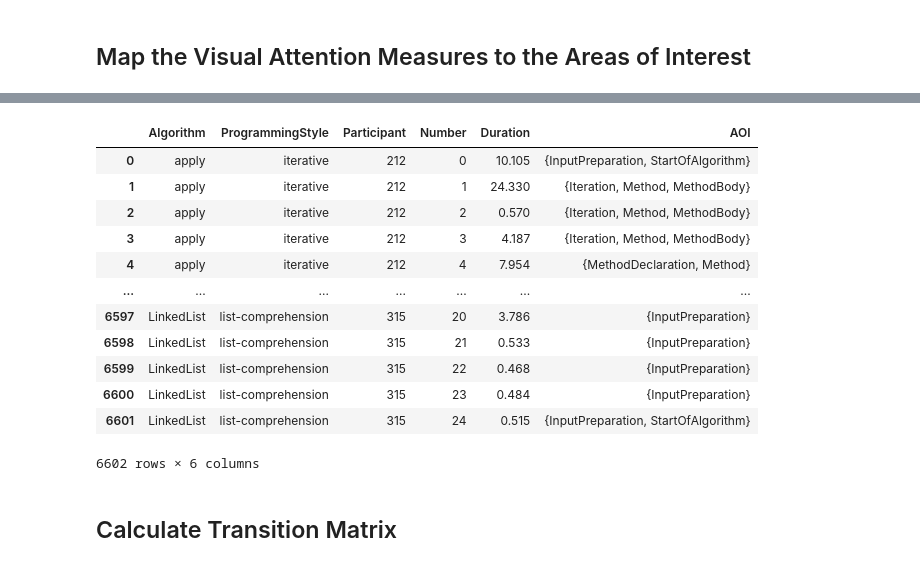
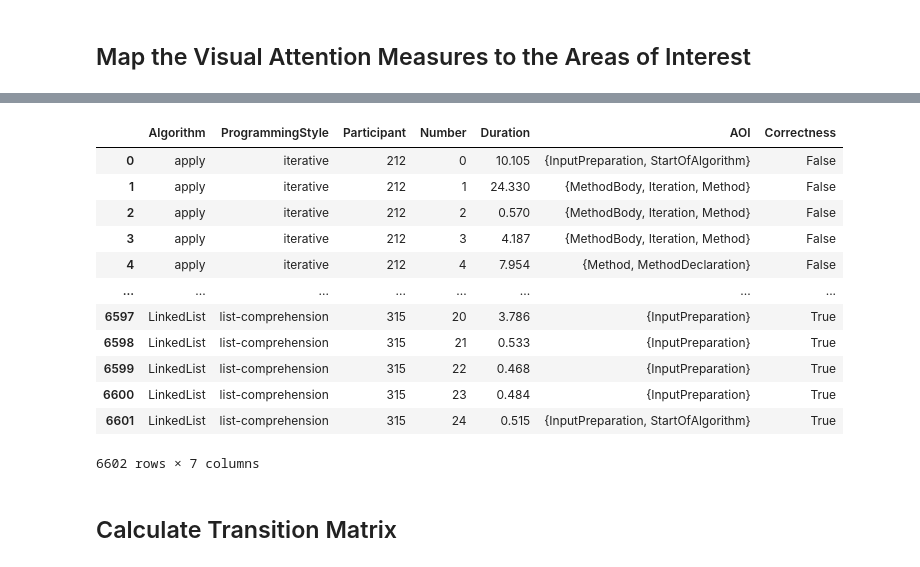
Before and after one commit to Sonaion/bachelor-arbeit, a Jupyter notebook: DataEvaluation/RQ02_05_VisualAttentionBetweenAOI.ipynb, the cells around one changed output, grey strips where cells are left out. Drawn from its saved outputs; the diff is of its cells as text; code cells hidden in the pictures.

```diff
--- a/DataEvaluation/RQ02_05_VisualAttentionBetweenAOI.ipynb
+++ b/DataEvaluation/RQ02_05_VisualAttentionBetweenAOI.ipynb
@@ -228,5 +248,5 @@ df = pd.merge(df, df_bounding_box, on=["Algorithm", "ProgrammingStyle"])
 # %%
-df_aoi = pd.DataFrame([], columns=["Algorithm", "ProgrammingStyle", "Participant", "Number", "Duration", "AOI"])
+df_aoi = pd.DataFrame([], columns=["Algorithm", "ProgrammingStyle", "Participant", "Number", "Duration", "AOI", "Correctness"])
 iteration_categroies = ["Iteration", "IterationHead", "IterationBody"]
 recursive_categroies = ["RecursiveCall", "RecursiveBaseCase"]
 list_comprehension_categroies = ["ListComprehension"]
@@ -238,6 +258,7 @@ for idx, row in tqdm(df.iterrows(), total=df.shape[0]):
     dimension = row["ImageDimension"]
     clicks = row["ClickData"]
     participant = row["ID"]
+    correctness = row["Correctness"]
 
     duration_per_click = row["TimeData"]
     duration_tmp = [duration_per_click[0]]
@@ -250,47 +271,47 @@ for idx, row in tqdm(df.iterrows(), total=df.shape[0]):
     bounding_boxes = row["BoundingBoxes"]
     mask_bounding_boxes = [get_rectangular_mask(bounding_box, dimension) for _, bounding_box in bounding_boxes]
     names_of_bounding_boxes = [aoi_name for aoi_name, _ in bounding_boxes]
 
     for idx, (click, duration) in enumerate(zip(clicks, duration_per_click)):
         # get elliptical mask
         click_mask = get_ellipse_mask(click, x_radius, y_radius, dimension)
         aois_visited = set()
         # check if the click is in the bounding box of an aoi
         for bounding_box_name, bounding_box_mask in zip(names_of_bounding_boxes, mask_bounding_boxes):
             if np.sum(click_mask*bounding_box_mask) > 0:
                 aois_visited.add(bounding_box_name)
         aois_visited_tmp = set()
         for aoi_name in aois_visited:
             if aoi_name in iteration_categroies:
                 aois_visited_tmp.add("Iteration")
             elif aoi_name in recursive_categroies:
                 aois_visited_tmp.add("Recursion")
             elif aoi_name in list_comprehension_categroies:
                 aois_visited_tmp.add("ListComprehension")
             elif aoi_name in higher_order_categroies:
                 aois_visited_tmp.add("HigherOrder")
             else:
                 aois_visited_tmp.add(aoi_name)
         aois_visited = aois_visited_tmp
 
-        df_aoi.loc[len(df_aoi)] = [algorithm, programming_style, participant, idx, duration, aois_visited]
+        df_aoi.loc[len(df_aoi)] = [algorithm, programming_style, participant, idx, duration, aois_visited, correctness]
 
 df_aoi.reset_index(drop=True)
 df_aoi
 # %% [output]
-|  | Algorithm | ProgrammingStyle | Participant | Number | Duration | AOI |
-| 0 | apply | iterative | 212 | 0 | 10.105 | {InputPreparation, StartOfAlgorithm} |
-| 1 | apply | iterative | 212 | 1 | 24.330 | {Iteration, Method, MethodBody} |
-| 2 | apply | iterative | 212 | 2 | 0.570 | {Iteration, Method, MethodBody} |
-| 3 | apply | iterative | 212 | 3 | 4.187 | {Iteration, Method, MethodBody} |
-| 4 | apply | iterative | 212 | 4 | 7.954 | {MethodDeclaration, Method} |
-| ... | ... | ... | ... | ... | ... | ... |
-| 6597 | LinkedList | list-comprehension | 315 | 20 | 3.786 | {InputPreparation} |
-| 6598 | LinkedList | list-comprehension | 315 | 21 | 0.533 | {InputPreparation} |
-| 6599 | LinkedList | list-comprehension | 315 | 22 | 0.468 | {InputPreparation} |
-| 6600 | LinkedList | list-comprehension | 315 | 23 | 0.484 | {InputPreparation} |
-| 6601 | LinkedList | list-comprehension | 315 | 24 | 0.515 | {InputPreparation, StartOfAlgorithm} |
+|  | Algorithm | ProgrammingStyle | Participant | Number | Duration | AOI | Correctness |
+| 0 | apply | iterative | 212 | 0 | 10.105 | {InputPreparation, StartOfAlgorithm} | False |
+| 1 | apply | iterative | 212 | 1 | 24.330 | {MethodBody, Iteration, Method} | False |
+| 2 | apply | iterative | 212 | 2 | 0.570 | {MethodBody, Iteration, Method} | False |
+| 3 | apply | iterative | 212 | 3 | 4.187 | {MethodBody, Iteration, Method} | False |
+| 4 | apply | iterative | 212 | 4 | 7.954 | {Method, MethodDeclaration} | False |
+| ... | ... | ... | ... | ... | ... | ... | ... |
+| 6597 | LinkedList | list-comprehension | 315 | 20 | 3.786 | {InputPreparation} | True |
+| 6598 | LinkedList | list-comprehension | 315 | 21 | 0.533 | {InputPreparation} | True |
+| 6599 | LinkedList | list-comprehension | 315 | 22 | 0.468 | {InputPreparation} | True |
+| 6600 | LinkedList | list-comprehension | 315 | 23 | 0.484 | {InputPreparation} | True |
+| 6601 | LinkedList | list-comprehension | 315 | 24 | 0.515 | {InputPreparation, StartOfAlgorithm} | True |
-6602 rows × 6 columns
+6602 rows × 7 columns
 # %% [markdown]
 ## Calculate Transition Matrix
 # %%
```
Also changed, not shown: parts of 10 cells of this notebook, 9 other files.
